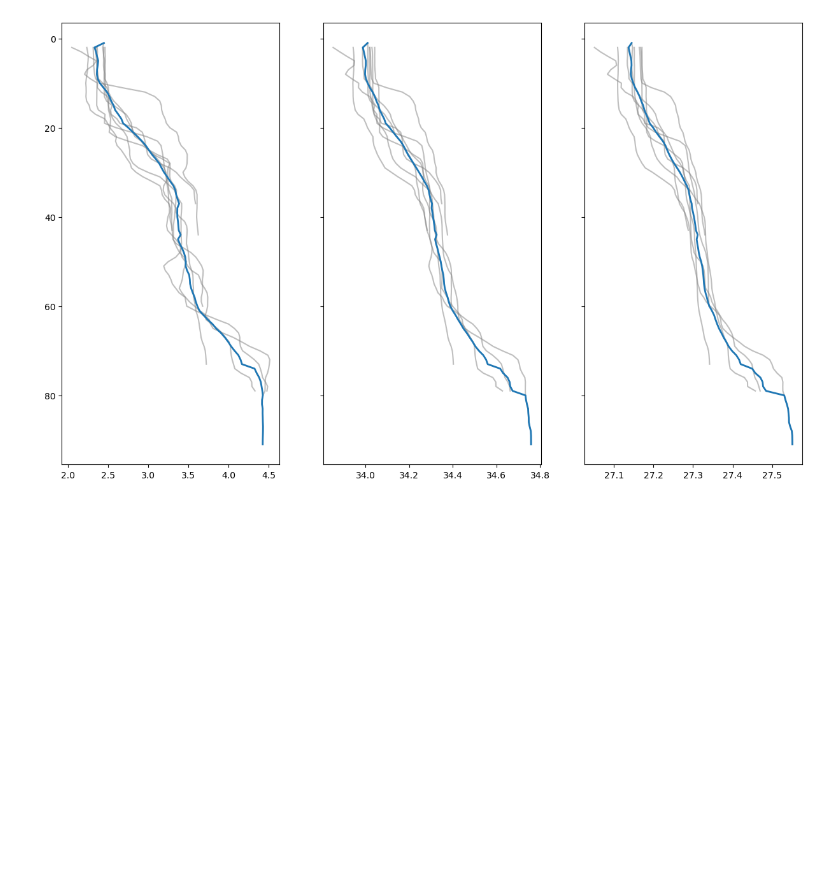
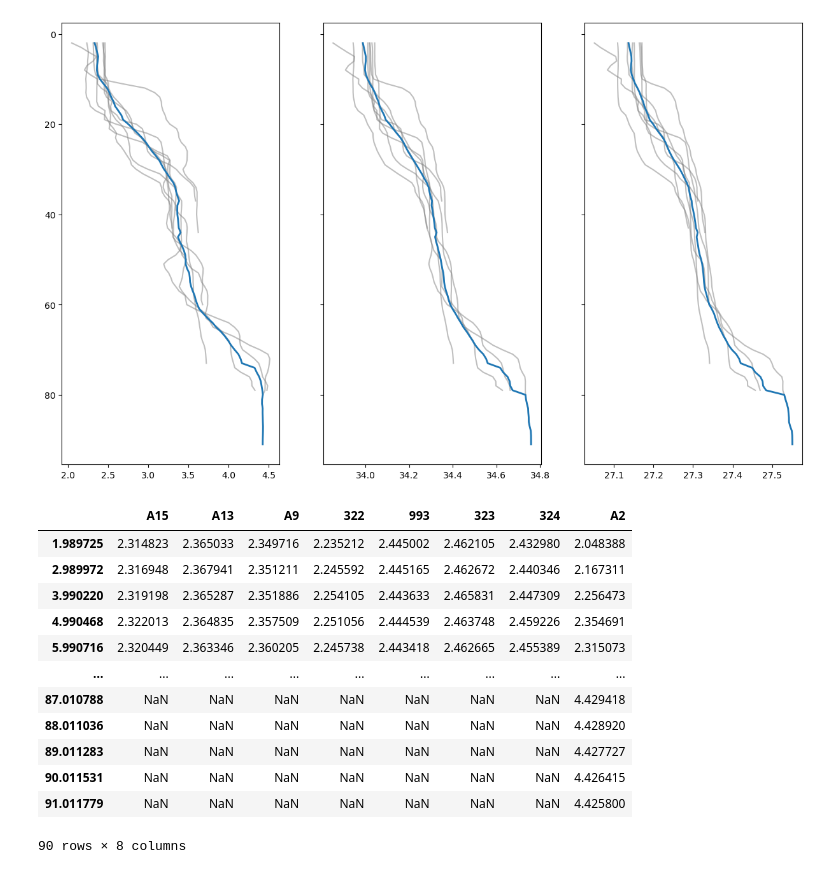
Before and after one commit to alpsjur/AGF-Adventfjorden, a Jupyter notebook: code/notebooks/mean_profile.ipynb, the cells around one changed output. Drawn from its saved outputs; the diff is of its cells as text; code cells hidden in the pictures; blank space fills up the shorter version.

```diff
--- a/code/notebooks/mean_profile.ipynb
+++ b/code/notebooks/mean_profile.ipynb
@@ -69,11 +86,11 @@ axs.plot(dfs_smooth, dfs_smooth.index, color='red')
 path_data = '/home/alsjur/PhD/Kurs/AGF-811/data/CTD/PolarsysselCTD/Adventfjorden/221031/'
 # Read in files
 CTD = Oc.read_CTD(path_data)
-advent1 = [f'{i}' for i in CTD.keys()]
+stations = [f'{i}' for i in CTD.keys()]
 # %%
-dfT, dfT_mean = compute_mean(CTD, 'T', advent1)
-dfS, dfS_mean = compute_mean(CTD, 'S', advent1)
-dfs, dfs_mean = compute_mean(CTD, 'SIGTH', advent1)
+dfT, dfT_mean = compute_mean(CTD, 'T', stations)
+dfS, dfS_mean = compute_mean(CTD, 'S', stations)
+dfs, dfs_mean = compute_mean(CTD, 'SIGTH', stations)
 
 fig, [axT, axS, axs] = plt.subplots(1,3, sharey=True, figsize=(15,9))
 plot_profiles(dfT, dfT_mean, axT)
@@ -81,3 +98,19 @@ plot_profiles(dfS, dfS_mean, axS)
 plot_profiles(dfs, dfs_mean, axs)
 # %% [output]
 [figure]
+# %%
+dfT
+# %% [output]
+|  | A15 | A13 | A9 | 322 | 993 | 323 | 324 | A2 |
+| 1.989725 | 2.314823 | 2.365033 | 2.349716 | 2.235212 | 2.445002 | 2.462105 | 2.432980 | 2.048388 |
+| 2.989972 | 2.316948 | 2.367941 | 2.351211 | 2.245592 | 2.445165 | 2.462672 | 2.440346 | 2.167311 |
+| 3.990220 | 2.319198 | 2.365287 | 2.351886 | 2.254105 | 2.443633 | 2.465831 | 2.447309 | 2.256473 |
+| 4.990468 | 2.322013 | 2.364835 | 2.357509 | 2.251056 | 2.444539 | 2.463748 | 2.459226 | 2.354691 |
+| 5.990716 | 2.320449 | 2.363346 | 2.360205 | 2.245738 | 2.443418 | 2.462665 | 2.455389 | 2.315073 |
+| ... | ... | ... | ... | ... | ... | ... | ... | ... |
+| 87.010788 | NaN | NaN | NaN | NaN | NaN | NaN | NaN | 4.429418 |
+| 88.011036 | NaN | NaN | NaN | NaN | NaN | NaN | NaN | 4.428920 |
+| 89.011283 | NaN | NaN | NaN | NaN | NaN | NaN | NaN | 4.427727 |
+| 90.011531 | NaN | NaN | NaN | NaN | NaN | NaN | NaN | 4.426415 |
+| 91.011779 | NaN | NaN | NaN | NaN | NaN | NaN | NaN | 4.425800 |
+90 rows × 8 columns
```
Also changed, not shown: parts of 4 cells of this notebook.
